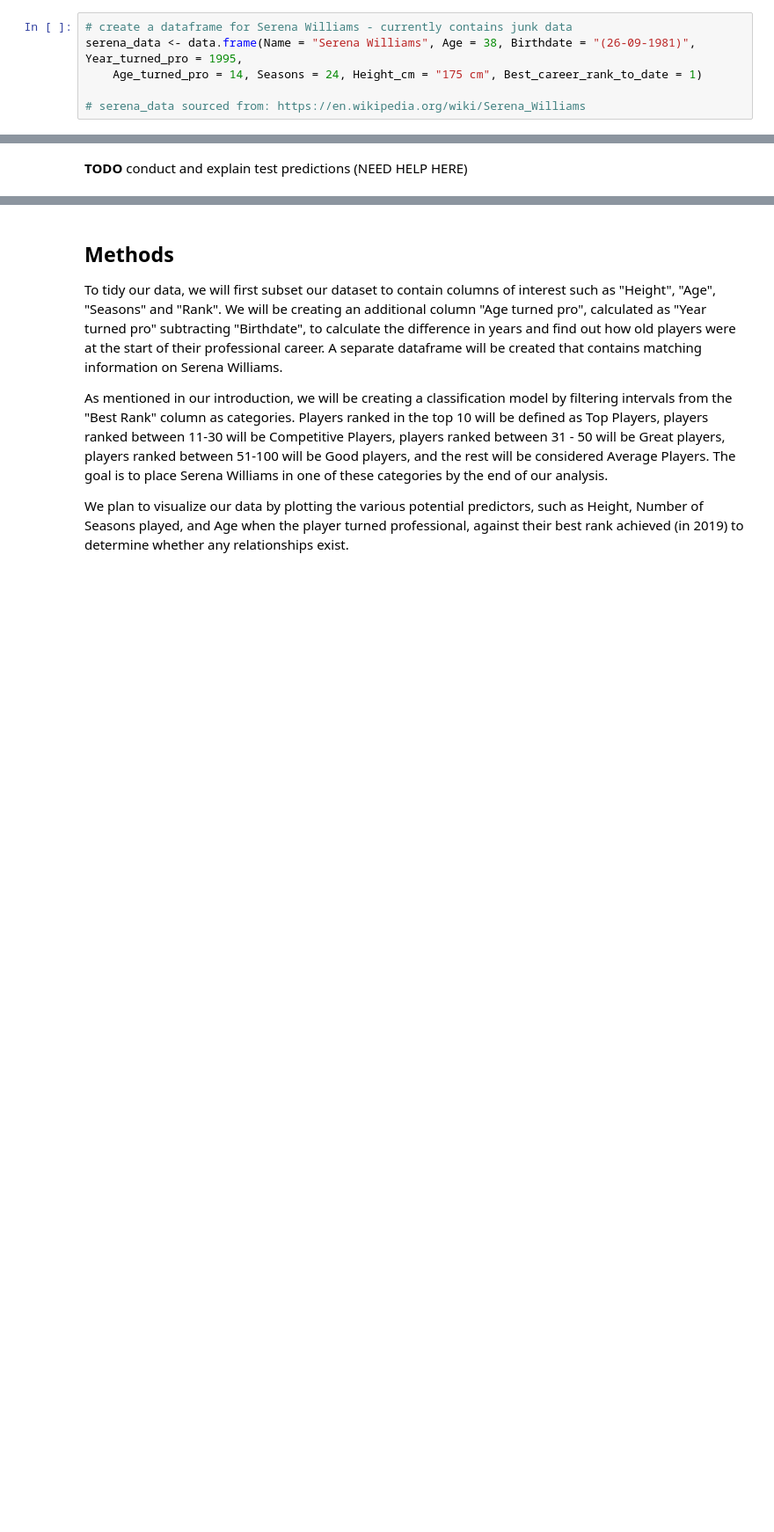
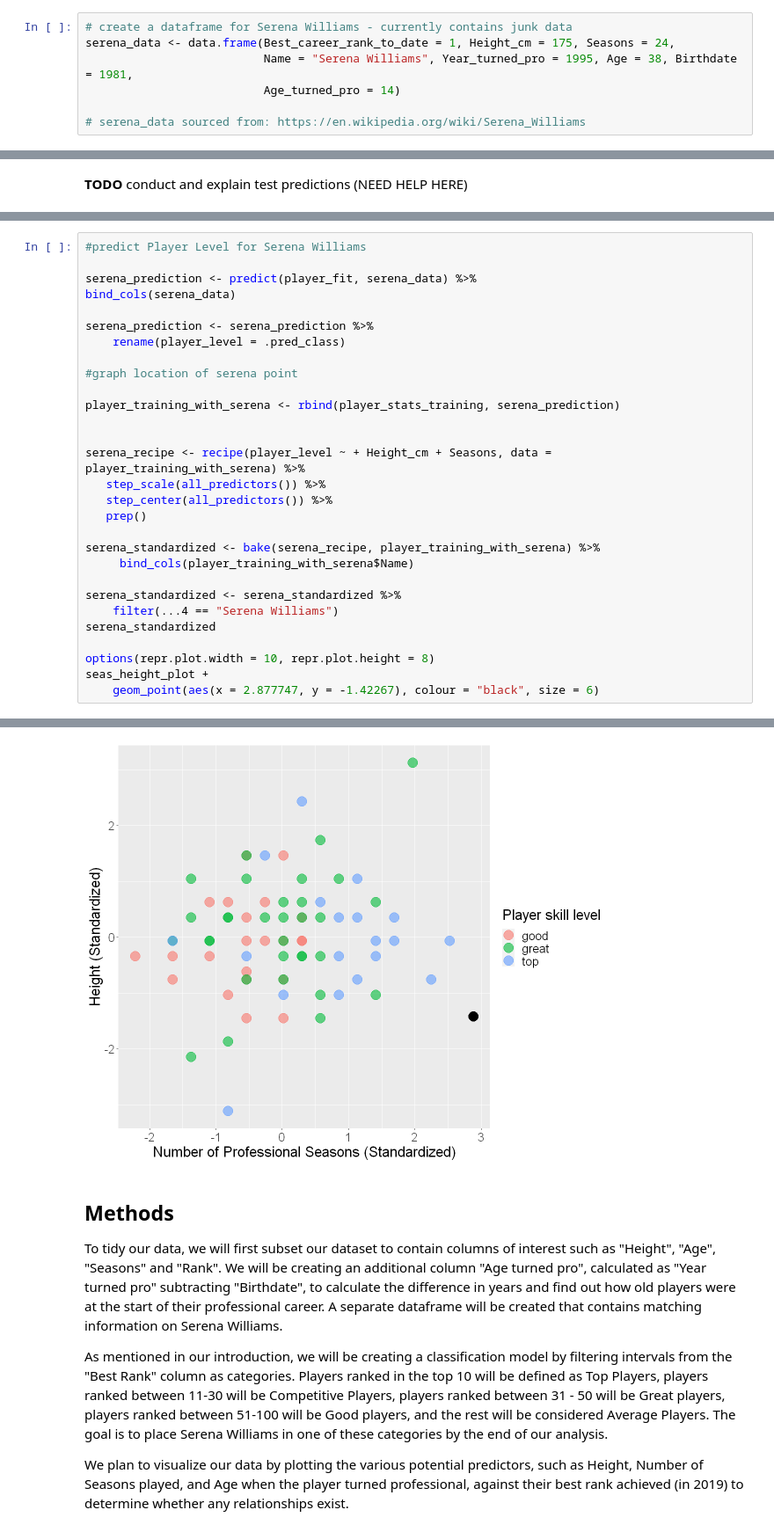
Before and after one commit to sandraradic/Tennis-Classification-Model, a Jupyter notebook: project_proposal.ipynb, the cells around one changed output, grey strips where cells are left out. Shown: that part at 88% size. Drawn from its saved outputs; the diff is of its cells as text; blank space fills up the shorter version.

```diff
--- a/project_proposal.ipynb
+++ b/project_proposal.ipynb
@@ -168,8 +168,9 @@ A tibble: 15 × 9
 **TODO** explain introduction of serena data
 # %%
 # create a dataframe for Serena Williams - currently contains junk data
-serena_data <- data.frame(Name = "Serena Williams", Age = 38, Birthdate = "(26-09-1981)", Year_turned_pro = 1995,
-    Age_turned_pro = 14, Seasons = 24, Height_cm = "175 cm", Best_career_rank_to_date = 1)
+serena_data <- data.frame(Best_career_rank_to_date = 1, Height_cm = 175, Seasons = 24,
+                          Name = "Serena Williams", Year_turned_pro = 1995, Age = 38, Birthdate = 1981,
+                          Age_turned_pro = 14)
 
 # serena_data sourced from: https://en.wikipedia.org/wiki/Serena_Williams
 # %% [markdown]
@@ -398,0 +401,30 @@ player_test_predictions
+# %%
+#predict Player Level for Serena Williams
+
+serena_prediction <- predict(player_fit, serena_data) %>%
+bind_cols(serena_data)
+
+serena_prediction <- serena_prediction %>%
+    rename(player_level = .pred_class)
+
+#graph location of serena point
+
+player_training_with_serena <- rbind(player_stats_training, serena_prediction)
+
+
+serena_recipe <- recipe(player_level ~ + Height_cm + Seasons, data = player_training_with_serena) %>%
+   step_scale(all_predictors()) %>%
+   step_center(all_predictors()) %>%
+   prep()
+
+serena_standardized <- bake(serena_recipe, player_training_with_serena) %>%
+     bind_cols(player_training_with_serena$Name)
+
+serena_standardized <- serena_standardized %>%
+    filter(...4 == "Serena Williams")
+serena_standardized
+
+options(repr.plot.width = 10, repr.plot.height = 8)
+seas_height_plot +
+    geom_point(aes(x = 2.877747, y = -1.42267), colour = "black", size = 6)
+# %% [output]
@@ -399,3 +437,4 @@ player_test_predictions
+[figure, added]
 # %% [markdown]
 ## Methods
 
```
Also changed, not shown: parts of 9 cells of this notebook.
